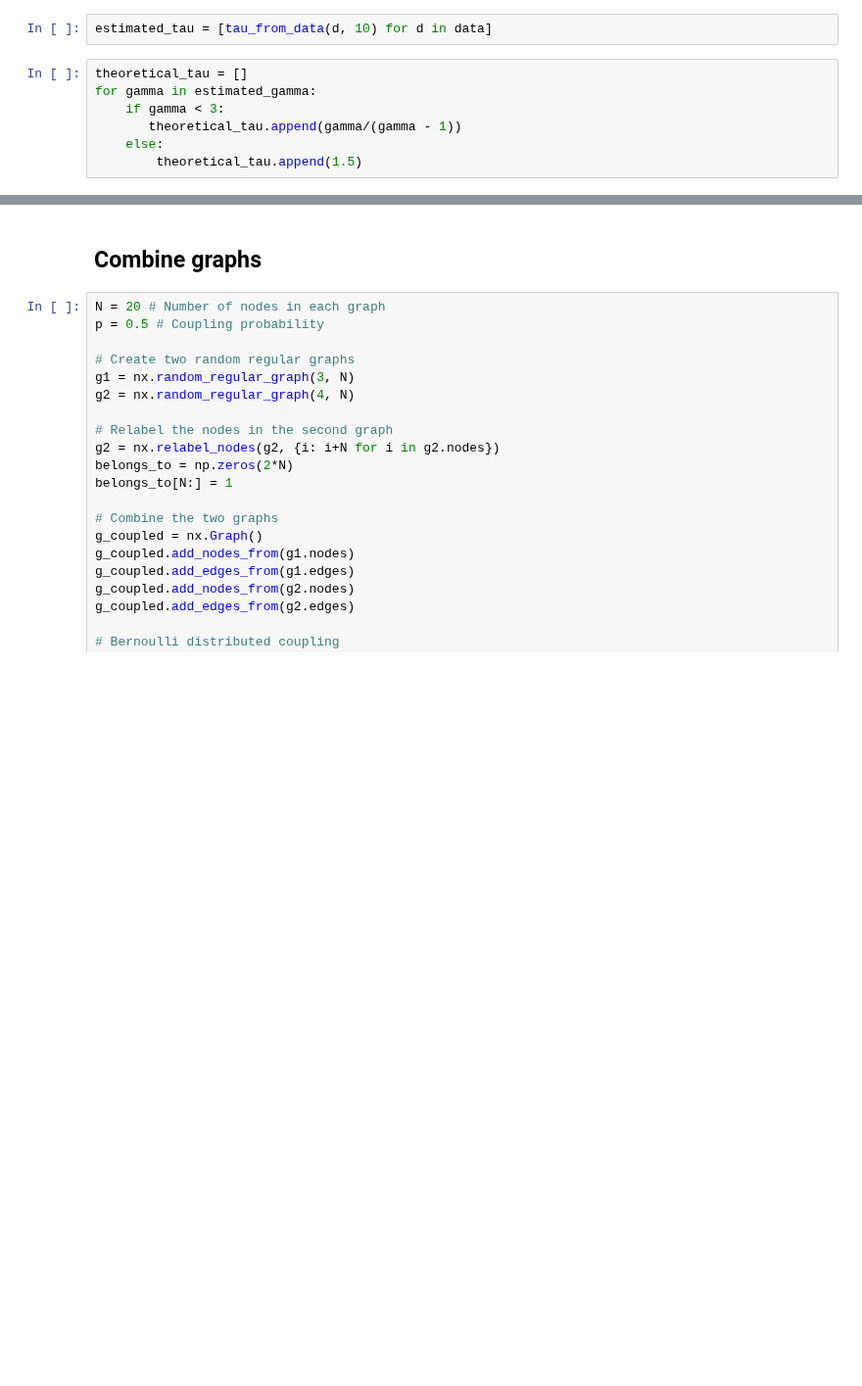
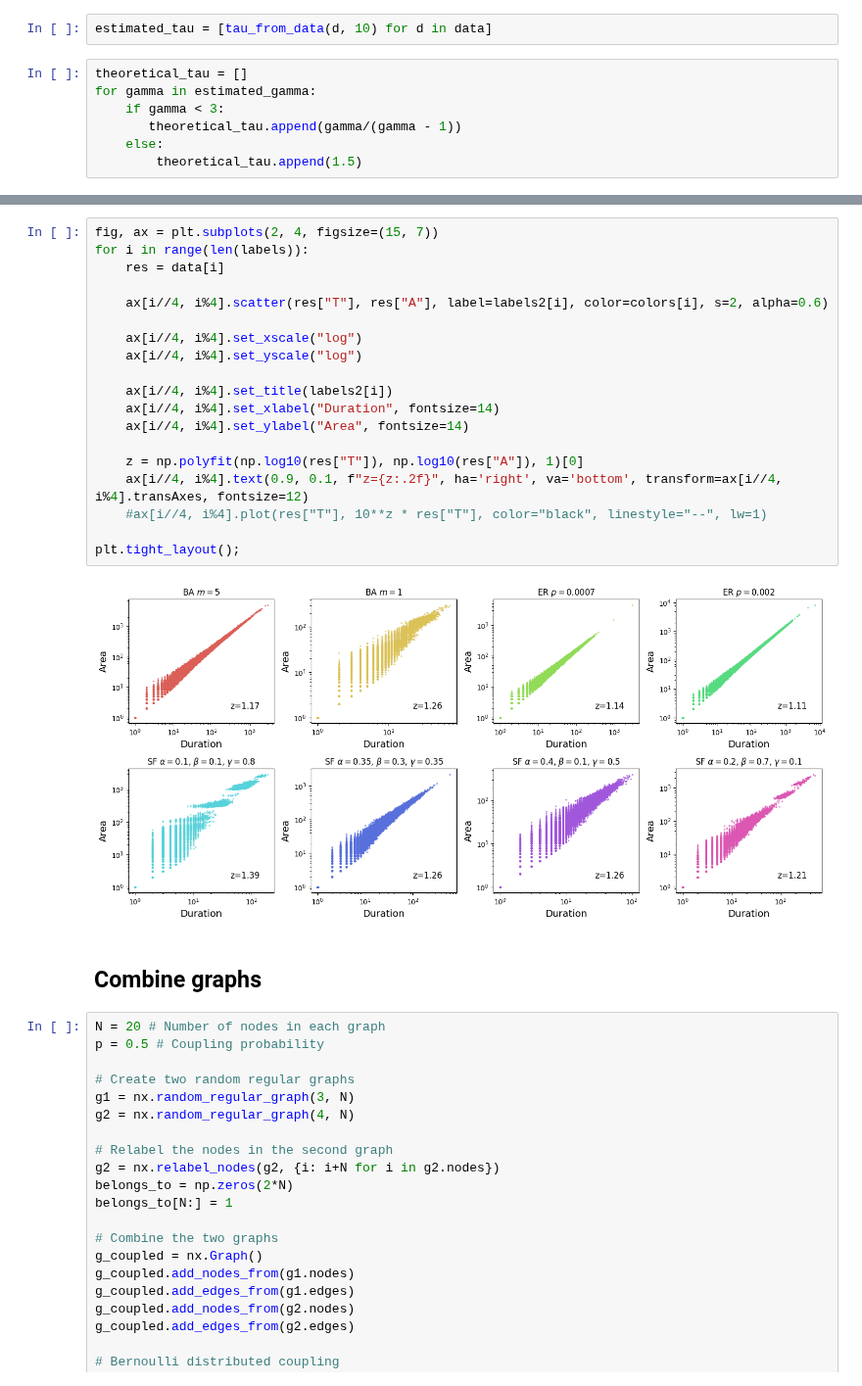
Before and after one commit to paololapo/ComplexNetworks_projects, a Jupyter notebook: code/task_15/py_sandipile.ipynb, the cells around one changed output, grey strips where cells are left out. Shown at 98% size. Saved outputs shown, nothing was run; the diff lists cells and outputs as text; blank space fills up the shorter version.

```diff
--- a/code/task_15/py_sandipile.ipynb
+++ b/code/task_15/py_sandipile.ipynb
@@ -115,3 +133,24 @@ Text(0.5, 1.0, 'Power law exponent')
+# %%
+fig, ax = plt.subplots(2, 4, figsize=(15, 7))
+for i in range(len(labels)):
+    res = data[i]
+
+    ax[i//4, i%4].scatter(res["T"], res["A"], label=labels2[i], color=colors[i], s=2, alpha=0.6)
+
+    ax[i//4, i%4].set_xscale("log")
+    ax[i//4, i%4].set_yscale("log")
+
+    ax[i//4, i%4].set_title(labels2[i])
+    ax[i//4, i%4].set_xlabel("Duration", fontsize=14)
+    ax[i//4, i%4].set_ylabel("Area", fontsize=14)
+
+    z = np.polyfit(np.log10(res["T"]), np.log10(res["A"]), 1)[0]
+    ax[i//4, i%4].text(0.9, 0.1, f"z={z:.2f}", ha='right', va='bottom', transform=ax[i//4, i%4].transAxes, fontsize=12)
+    #ax[i//4, i%4].plot(res["T"], 10**z * res["T"], color="black", linestyle="--", lw=1)
+
+plt.tight_layout();
+# %% [output]
+[figure, added]
 # %% [markdown]
 ## Combine graphs
 # %%
```
Also changed, not shown: parts of 2 cells of this notebook, 1 other file.
